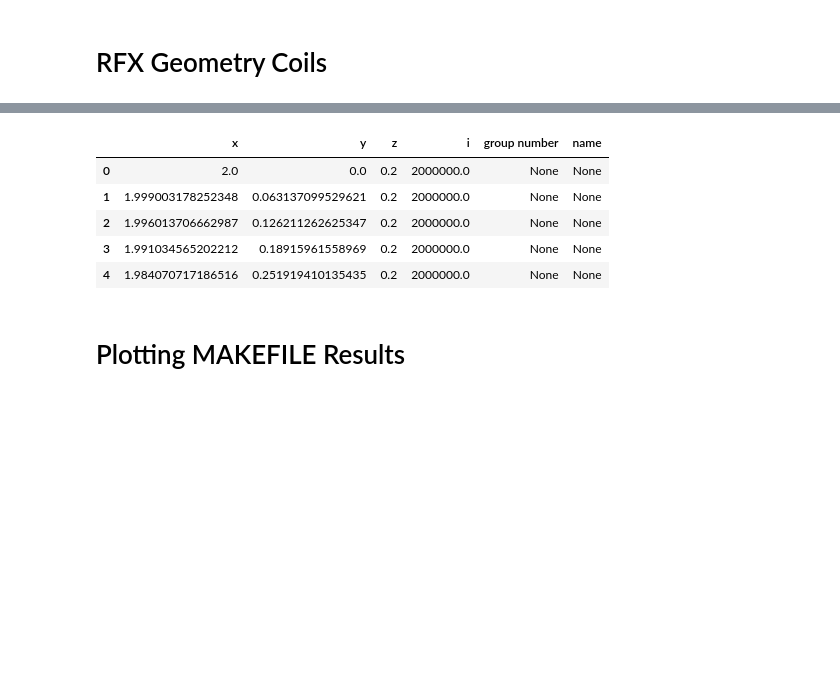
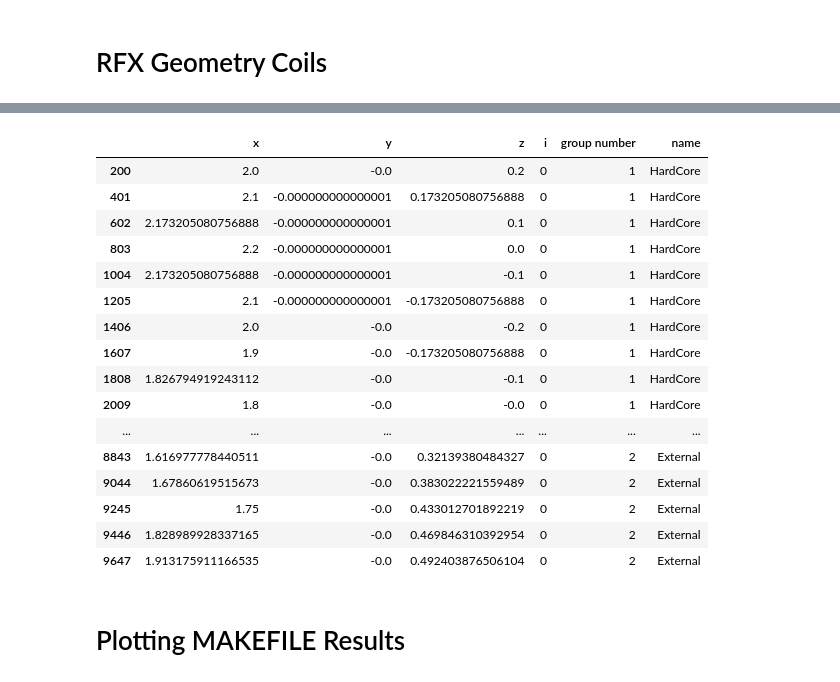
Before and after one commit to monarchkumar/DuetelioProjects, a Jupyter notebook: rfx.ipynb, the cells around one changed output, grey strips where cells are left out. Saved outputs shown, nothing was run; the diff lists cells and outputs as text; code cells hidden in the pictures; blank space fills up the shorter version.

Commit message:
Added updated coils and coil_wos (without suffix) files along with jupyter notebook. Other files are unchanged.

```diff
--- a/rfx.ipynb
+++ b/rfx.ipynb
@@ -1,12 +1,12 @@
-# %%
-%matplotlib widget
-import csv
-from mpl_toolkits.mplot3d import Axes3D
-import matplotlib.pyplot as plt
-import numpy as np
-import pandas as pd
-pd.set_option('display.max_rows', 100)
-pd.set_option('display.precision', 15)
+# %%
+%matplotlib widget
+import csv
+from mpl_toolkits.mplot3d import Axes3D
+import matplotlib.pyplot as plt
+import numpy as np
+import pandas as pd
+pd.set_option('display.max_rows', 500)
+pd.set_option('display.precision', 15)
 # %% [markdown]
 # RFX Geometry Coils
 # %%
@@ -76,12 +77,10 @@ ax = fig.add_subplot(111, projection='3d');
 # %%
-rfx = rfx.head(0) # Clean start
-
 #For Hard Core Region
 radius_major = 2
 radius_minor = 0.2
 current = 2e6
 
-num_points = 200
+num_points = 201
 
 # Adding N central coils to structure
 N = 12
@@ -92,8 +91,9 @@ for i in range(0,N):
                             radius = radius_major + sinOffset,
                             current = current,
                             z = cosOffset)
-    groupnumer = i
-    name = 'HardCoreCoil'
+    groupnumer = 1
+    name = 'HardCore'
+    # rfx = addCoilToListDF(rfx,coil,groupnumer,name+'_'+str(i+1),graph=ax) #With Suffix
     rfx = addCoilToListDF(rfx,coil,groupnumer,name,graph=ax)
 # %%
 #For External Core Region
@@ -101,7 +101,7 @@ radius_major = 2
 radius_minor = 0.5
 current = -2e6
 
-num_points = 200
+num_points = 201
 
 # Adding N central coils to structure
 N = 36
@@ -113,20 +113,28 @@ for i in range(0,N):
                             current = current,
                             z = cosOffset)
 
-    groupnumer = i
-    name = 'ExternalCoil'
+    groupnumer = 2
+    name = 'External'
+    # rfx = addCoilToListDF(rfx,coil,groupnumer,name+'_'+str(i+1),graph=ax) #With Suffix
     rfx = addCoilToListDF(rfx,coil,groupnumer,name,graph=ax)
 # %%
-plt.axis('equal')
-plt.title('Confinement (in meters)')
-# ax.view_init(elev=0, azim=45, roll=0)
-
-# plt.show()
-rfx.head()
+plt.axis('equal');
+rfx[~rfx['name'].isna()]
 # %% [output]
 |  | x | y | z | i | group number | name |
-| 0 | 2.0 | 0.0 | 0.2 | 2000000.0 | None | None |
-| 1 | 1.999003178252348 | 0.063137099529621 | 0.2 | 2000000.0 | None | None |
-| 2 | 1.996013706662987 | 0.126211262625347 | 0.2 | 2000000.0 | None | None |
-| 3 | 1.991034565202212 | 0.18915961558969 | 0.2 | 2000000.0 | None | None |
-| 4 | 1.984070717186516 | 0.251919410135435 | 0.2 | 2000000.0 | None | None |
+| 200 | 2.0 | -0.0 | 0.2 | 0 | 1 | HardCore |
+| 401 | 2.1 | -0.000000000000001 | 0.173205080756888 | 0 | 1 | HardCore |
+| 602 | 2.173205080756888 | -0.000000000000001 | 0.1 | 0 | 1 | HardCore |
+| 803 | 2.2 | -0.000000000000001 | 0.0 | 0 | 1 | HardCore |
+| 1004 | 2.173205080756888 | -0.000000000000001 | -0.1 | 0 | 1 | HardCore |
+| 1205 | 2.1 | -0.000000000000001 | -0.173205080756888 | 0 | 1 | HardCore |
+| 1406 | 2.0 | -0.0 | -0.2 | 0 | 1 | HardCore |
+| 1607 | 1.9 | -0.0 | -0.173205080756888 | 0 | 1 | HardCore |
+| 1808 | 1.826794919243112 | -0.0 | -0.1 | 0 | 1 | HardCore |
+| 2009 | 1.8 | -0.0 | -0.0 | 0 | 1 | HardCore |
+| ... | ... | ... | ... | ... | ... | ... |
+| 8843 | 1.616977778440511 | -0.0 | 0.32139380484327 | 0 | 2 | External |
+| 9044 | 1.67860619515673 | -0.0 | 0.383022221559489 | 0 | 2 | External |
+| 9245 | 1.75 | -0.0 | 0.433012701892219 | 0 | 2 | External |
+| 9446 | 1.828989928337165 | -0.0 | 0.469846310392954 | 0 | 2 | External |
+| 9647 | 1.913175911166535 | -0.0 | 0.492403876506104 | 0 | 2 | External |
```
Also changed, not shown: parts of 7 cells of this notebook, 1 other file.
